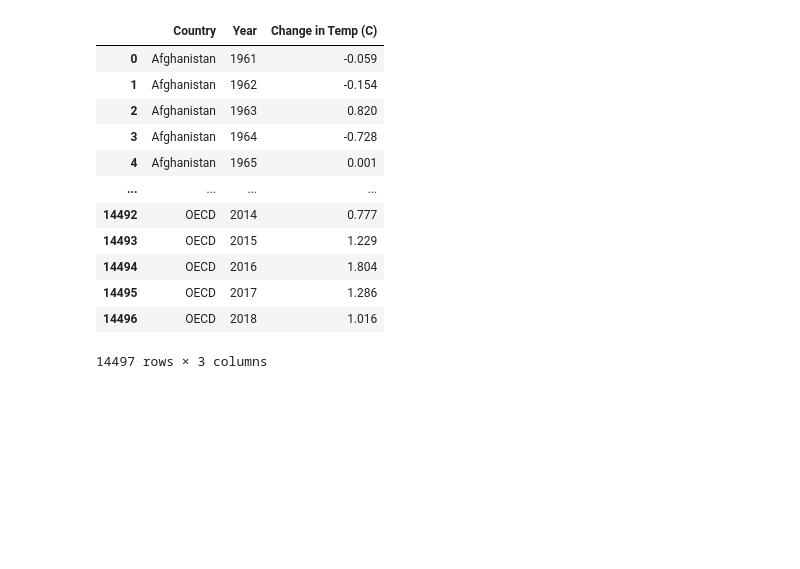
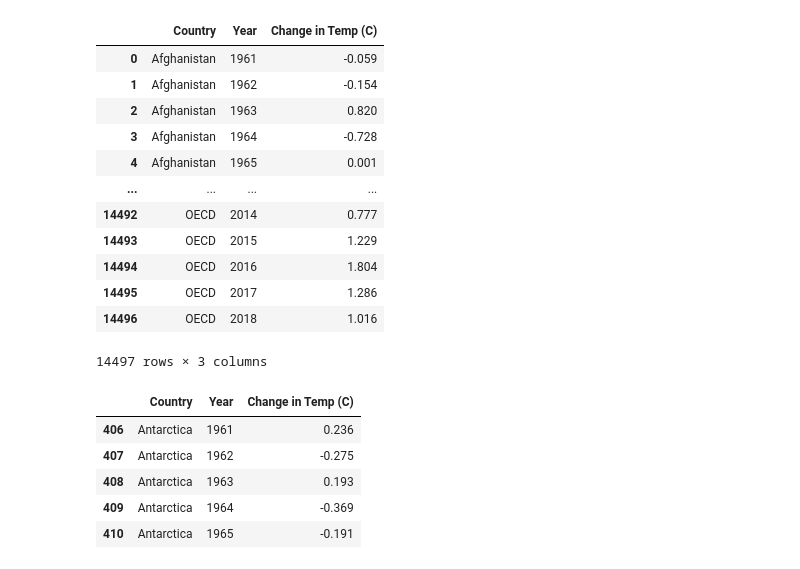
Before and after one commit to jenpusz/Project-2, a Jupyter notebook: year_temp.ipynb, the cells around one changed output. Drawn from its saved outputs; the diff is of its cells as text; code cells hidden in the pictures; blank space fills up the shorter version.

```diff
--- a/year_temp.ipynb
+++ b/year_temp.ipynb
@@ -103,3 +107,13 @@ col_new_df
 # %%
 #export data into csv
 col_new_df.to_csv('Final_CSVs/year_temp.csv', index = False)
+# %%
+Ant_df = col_new_df.loc[col_new_df['Country']== 'Antarctica']
+Ant_df.head()
+# %% [output]
+|  | Country | Year | Change in Temp (C) |
+| 406 | Antarctica | 1961 | 0.236 |
+| 407 | Antarctica | 1962 | -0.275 |
+| 408 | Antarctica | 1963 | 0.193 |
+| 409 | Antarctica | 1964 | -0.369 |
+| 410 | Antarctica | 1965 | -0.191 |
```
Also changed, not shown: parts of 8 cells of this notebook, 1 other file.
